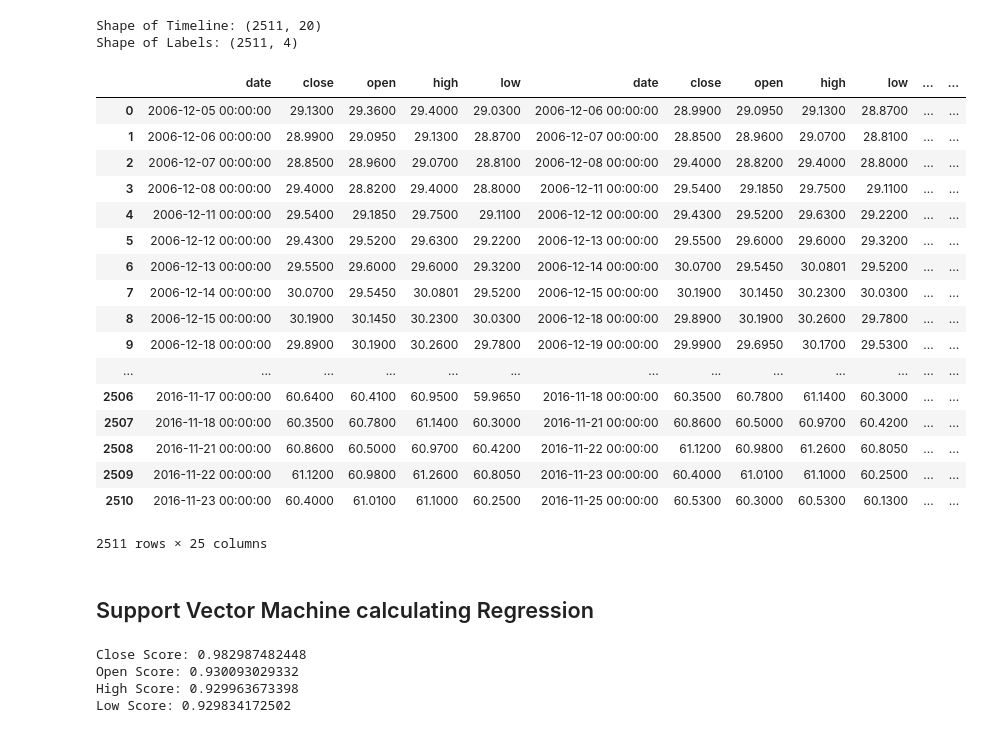
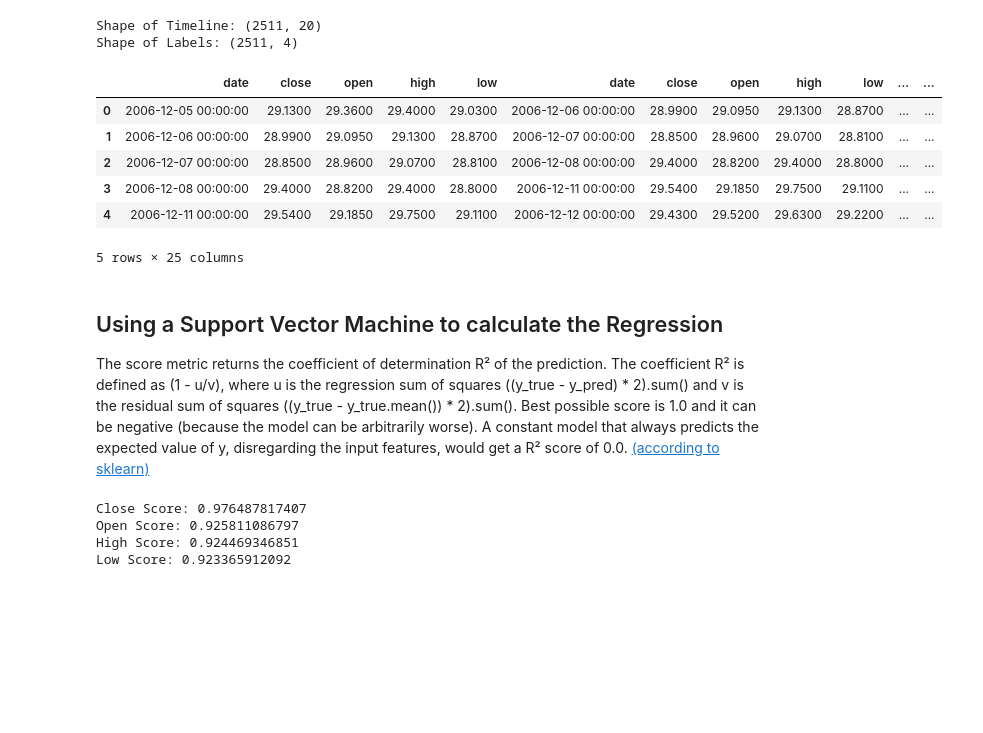
Before and after one commit to EricSchmidt93/Stock-Prediction, a Jupyter notebook: stock_prediction.ipynb, the cells around one changed output. Saved outputs shown, nothing was run; the diff lists cells and outputs as text; code cells hidden in the pictures; blank space fills up the shorter version.

```diff
--- a/stock_prediction.ipynb
+++ b/stock_prediction.ipynb
@@ -112,57 +121,49 @@ print('Shape of Labels: ' + str(labels.shape))
 Shape of Timeline: (2511, 20)
 Shape of Labels: (2511, 4)
 # %%
-DataFrame(timeline_wd, columns=header[0]*5)
+DataFrame(timeline_wd, columns=header[0]*window_size)[:5]
 # %% [output]
 |  | date | close | open | high | low | date | close | open | high | low | ... | ... |
 | 0 | 2006-12-05 00:00:00 | 29.1300 | 29.3600 | 29.4000 | 29.0300 | 2006-12-06 00:00:00 | 28.9900 | 29.0950 | 29.1300 | 28.8700 | ... | ... |
 | 1 | 2006-12-06 00:00:00 | 28.9900 | 29.0950 | 29.1300 | 28.8700 | 2006-12-07 00:00:00 | 28.8500 | 28.9600 | 29.0700 | 28.8100 | ... | ... |
 | 2 | 2006-12-07 00:00:00 | 28.8500 | 28.9600 | 29.0700 | 28.8100 | 2006-12-08 00:00:00 | 29.4000 | 28.8200 | 29.4000 | 28.8000 | ... | ... |
 | 3 | 2006-12-08 00:00:00 | 29.4000 | 28.8200 | 29.4000 | 28.8000 | 2006-12-11 00:00:00 | 29.5400 | 29.1850 | 29.7500 | 29.1100 | ... | ... |
 | 4 | 2006-12-11 00:00:00 | 29.5400 | 29.1850 | 29.7500 | 29.1100 | 2006-12-12 00:00:00 | 29.4300 | 29.5200 | 29.6300 | 29.2200 | ... | ... |
-| 5 | 2006-12-12 00:00:00 | 29.4300 | 29.5200 | 29.6300 | 29.2200 | 2006-12-13 00:00:00 | 29.5500 | 29.6000 | 29.6000 | 29.3200 | ... | ... |
-| 6 | 2006-12-13 00:00:00 | 29.5500 | 29.6000 | 29.6000 | 29.3200 | 2006-12-14 00:00:00 | 30.0700 | 29.5450 | 30.0801 | 29.5200 | ... | ... |
-| 7 | 2006-12-14 00:00:00 | 30.0700 | 29.5450 | 30.0801 | 29.5200 | 2006-12-15 00:00:00 | 30.1900 | 30.1450 | 30.2300 | 30.0300 | ... | ... |
-| 8 | 2006-12-15 00:00:00 | 30.1900 | 30.1450 | 30.2300 | 30.0300 | 2006-12-18 00:00:00 | 29.8900 | 30.1900 | 30.2600 | 29.7800 | ... | ... |
-| 9 | 2006-12-18 00:00:00 | 29.8900 | 30.1900 | 30.2600 | 29.7800 | 2006-12-19 00:00:00 | 29.9900 | 29.6950 | 30.1700 | 29.5300 | ... | ... |
-| ... | ... | ... | ... | ... | ... | ... | ... | ... | ... | ... | ... | ... |
-| 2506 | 2016-11-17 00:00:00 | 60.6400 | 60.4100 | 60.9500 | 59.9650 | 2016-11-18 00:00:00 | 60.3500 | 60.7800 | 61.1400 | 60.3000 | ... | ... |
-| 2507 | 2016-11-18 00:00:00 | 60.3500 | 60.7800 | 61.1400 | 60.3000 | 2016-11-21 00:00:00 | 60.8600 | 60.5000 | 60.9700 | 60.4200 | ... | ... |
-| 2508 | 2016-11-21 00:00:00 | 60.8600 | 60.5000 | 60.9700 | 60.4200 | 2016-11-22 00:00:00 | 61.1200 | 60.9800 | 61.2600 | 60.8050 | ... | ... |
-| 2509 | 2016-11-22 00:00:00 | 61.1200 | 60.9800 | 61.2600 | 60.8050 | 2016-11-23 00:00:00 | 60.4000 | 61.0100 | 61.1000 | 60.2500 | ... | ... |
-| 2510 | 2016-11-23 00:00:00 | 60.4000 | 61.0100 | 61.1000 | 60.2500 | 2016-11-25 00:00:00 | 60.5300 | 60.3000 | 60.5300 | 60.1300 | ... | ... |
-2511 rows × 25 columns
+5 rows × 25 columns
-# %% [markdown]
-## Support Vector Machine calculating Regression
+# %% [markdown]
+## Using a Support Vector Machine to calculate the Regression
+
+The score metric returns the coefficient of determination R² of the prediction.
+The coefficient R² is defined as (1 - u/v), where u is the regression sum of squares ((y_true - y_pred) * 2).sum() and v is the residual sum of squares ((y_true - y_true.mean()) * 2).sum(). Best possible score is 1.0 and it can be negative (because the model can be arbitrarily worse). A constant model that always predicts the expected value of y, disregarding the input features, would get a R² score of 0.0. [(according to sklearn)](http://scikit-learn.org/stable/modules/generated/sklearn.svm.SVR.html)
 # %%
-X_train, X_test, y_train, y_test = train_test_split(timeline, labels)
+X_train, X_test, y_train, y_test = train_test_split(timeline, labels,  test_size=0.33)
 
 #close
-regressor_close = SVR(C=100)
-regressor_close.fit(X_train, y_train[:,0])
+regressor_close = SVR(C=10)
+regressor_close.fit(X_train, y_train[:,close_value])
 #open
 regressor_open = SVR()
-regressor_open.fit(X_train, y_train[:,1])
+regressor_open.fit(X_train, y_train[:,open_value])
 #high
 regressor_high = SVR()
-regressor_high.fit(X_train, y_train[:,2])
+regressor_high.fit(X_train, y_train[:,high_value])
 #low
 regressor_low = SVR()
-regressor_low.fit(X_train, y_train[:,3])
+regressor_low.fit(X_train, y_train[:,low_value])
 
-score = regressor_close.score(X_test, y_test[:,0])
+score = regressor_close.score(X_test, y_test[:,close_value])
 print ('Close Score: ' + str(score))
 
-score = regressor_open.score(X_test, y_test[:,1])
+score = regressor_open.score(X_test, y_test[:,open_Value])
 print ('Open Score: ' + str(score))
 
-score = regressor_high.score(X_test, y_test[:,2])
+score = regressor_high.score(X_test, y_test[:,high_value])
 print ('High Score: ' + str(score))
 
-score = regressor_low.score(X_test, y_test[:,3])
+score = regressor_low.score(X_test, y_test[:,low_value])
 print ('Low Score: ' + str(score))
 # %% [output]
-Close Score: 0.982987482448
-Open Score: 0.930093029332
-High Score: 0.929963673398
-Low Score: 0.929834172502
+Close Score: 0.976487817407
+Open Score: 0.925811086797
+High Score: 0.924469346851
+Low Score: 0.923365912092
```
Also changed, not shown: parts of 16 cells of this notebook.
